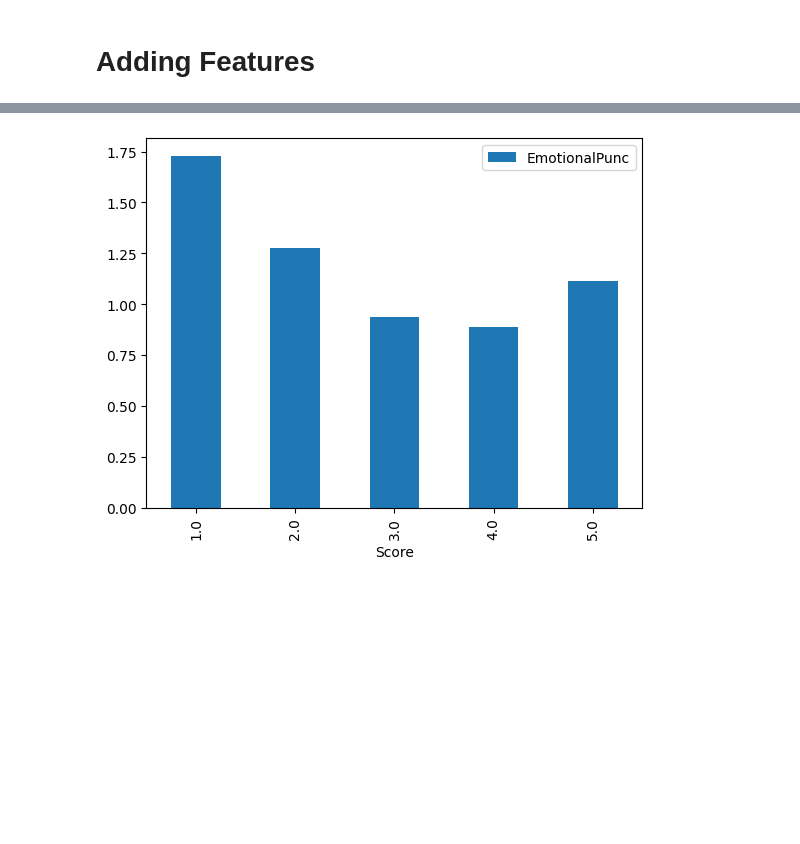
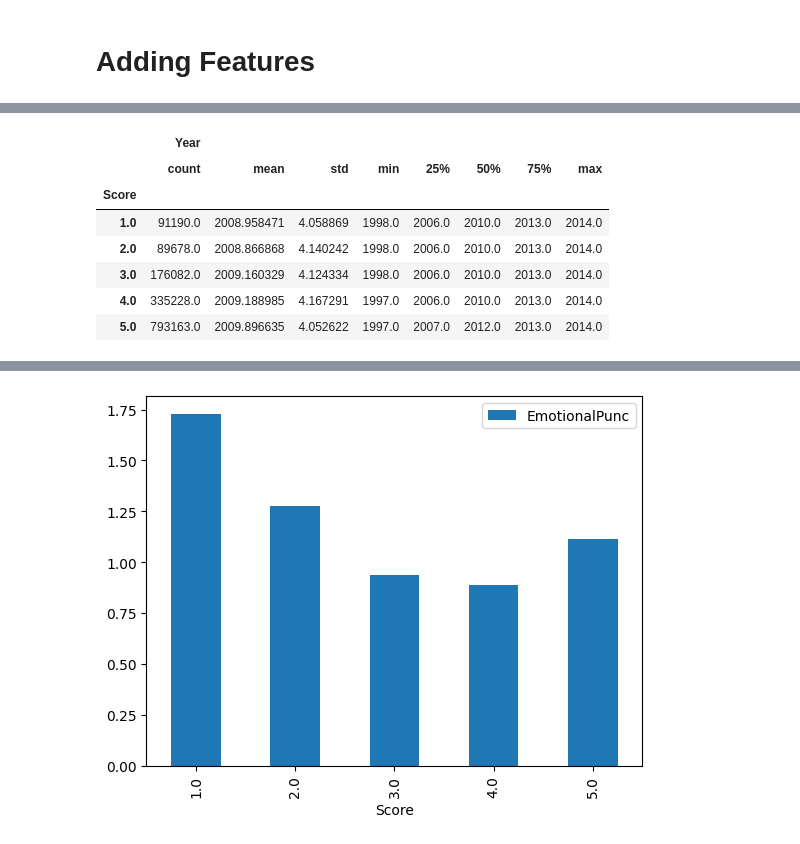
Before and after one commit to SeanRMcC/mccartys-midterm, a Jupyter notebook: starter_code.ipynb, the cells around one changed output, grey strips where cells are left out. Saved outputs shown, nothing was run; the diff lists cells and outputs as text; code cells hidden in the pictures; blank space fills up the shorter version.

```diff
--- a/starter_code.ipynb
+++ b/starter_code.ipynb
@@ -103,0 +127,11 @@ X_train.head()
+# %%
+X_train[["Score", "Year"]].groupby("Score").describe()
+# %% [output]
+|  | Year |  |  |  |  |  |  |  |
+|  | count | mean | std | min | 25% | 50% | 75% | max |
+| Score |  |  |  |  |  |  |  |  |
+| 1.0 | 91190.0 | 2008.958471 | 4.058869 | 1998.0 | 2006.0 | 2010.0 | 2013.0 | 2014.0 |
+| 2.0 | 89678.0 | 2008.866868 | 4.140242 | 1998.0 | 2006.0 | 2010.0 | 2013.0 | 2014.0 |
+| 3.0 | 176082.0 | 2009.160329 | 4.124334 | 1998.0 | 2006.0 | 2010.0 | 2013.0 | 2014.0 |
+| 4.0 | 335228.0 | 2009.188985 | 4.167291 | 1997.0 | 2006.0 | 2010.0 | 2013.0 | 2014.0 |
+| 5.0 | 793163.0 | 2009.896635 | 4.052622 | 1997.0 | 2007.0 | 2012.0 | 2013.0 | 2014.0 |
```
Also changed, not shown: parts of 9 cells of this notebook.
